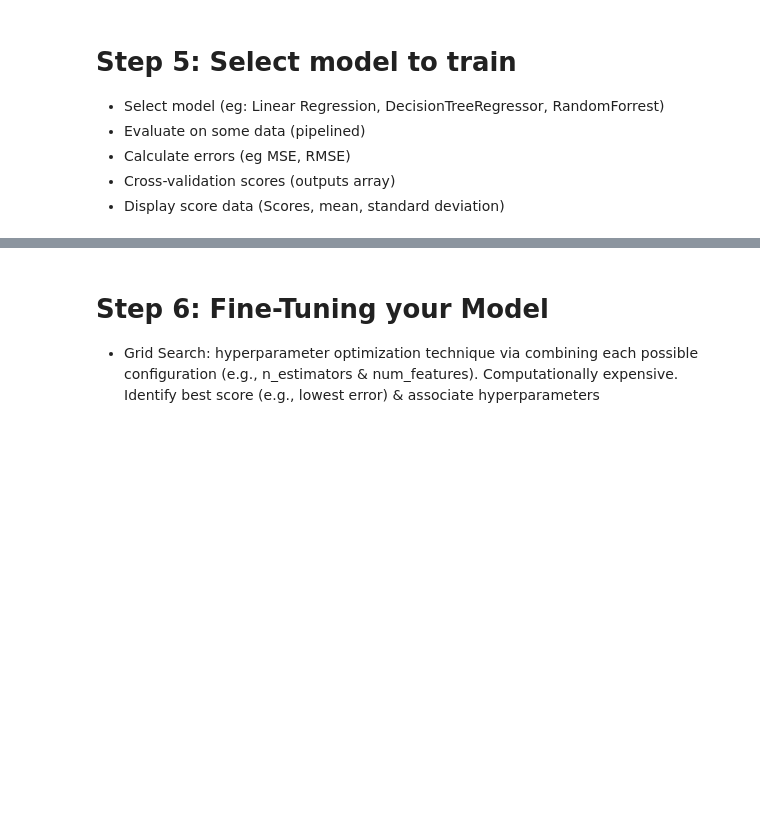
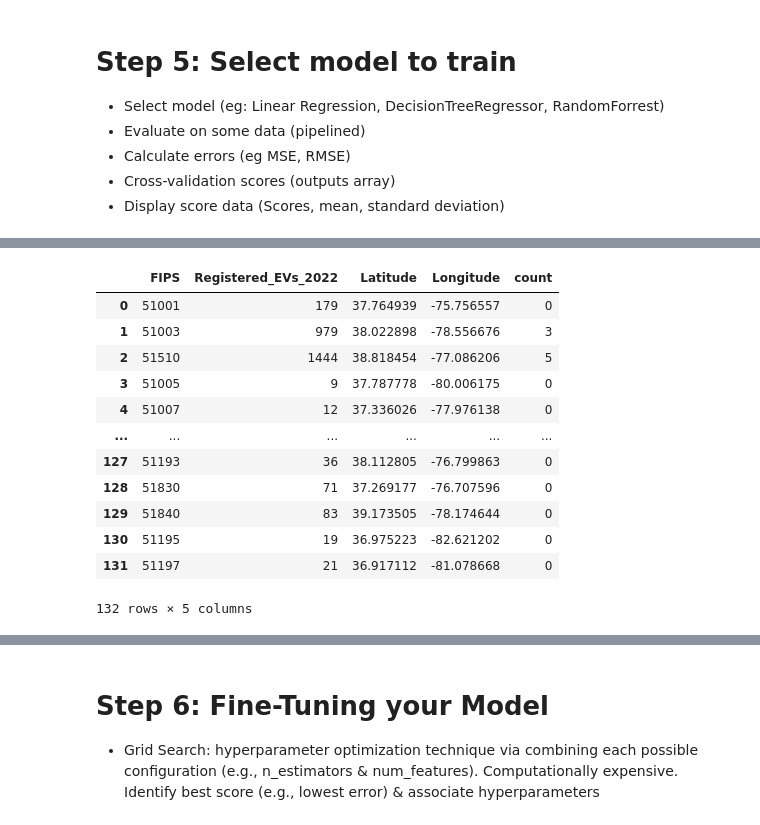
Before and after one commit to manoloc0/cs4774-final-project, a Jupyter notebook: CS4774_Final_Project.ipynb, the cells around one changed output, grey strips where cells are left out. Drawn from its saved outputs; the diff is of its cells as text; code cells hidden in the pictures; blank space fills up the shorter version.

```diff
--- a/CS4774_Final_Project.ipynb
+++ b/CS4774_Final_Project.ipynb
@@ -326,0 +344,31 @@ Error encountered: '<' not supported between instances of 'str' and 'int'
+# %%
+import json
+
+# Load the JSON data
+with open('/content/fips_coordinate_data.json') as f:
+    fips_data = json.load(f)
+
+# Convert JSON data into a dictionary for easy lookup by FIPS code
+fips_coordinates = {item["geoid"]: item["geo_point_2d"] for item in fips_data["results"]}
+
+# Sample list of FIPS codes to retrieve coordinates
+sample_fips_codes = ["51119", "51071", "51021", "51185"]
+mid_lati = []
+mid_longi = []
+fips_list = []
+for i in range(len(ev_registrations_2022)):
+    query_fips = str(ev_registrations_2022.loc[i, "FIPS"])
+    coordinate = fips_coordinates.get(query_fips)
+    if coordinate:
+        fips_list.append(query_fips)
+        mid_lati.append(coordinate['lat'])
+        mid_longi.append(coordinate['lon'])
+    else:
+        print(f"Coordinates for FIPS {query_fips} not found in JSON data")
+# %%
+# Create the DataFrame
+coordinates_df = pd.DataFrame({
+    'FIPS': fips_list,
+    'Latitude': mid_lati,
+    'Longitude': mid_longi
+})
@@ -326,0 +391,4 @@ Error encountered: '<' not supported between instances of 'str' and 'int'
+# %%
+ev_registrations_2022['FIPS'] = ev_registrations_2022['FIPS'].astype(str)
+merged_df = ev_registrations_2022.merge(coordinates_df, on="FIPS", how="left")
+merged_df = merged_df.rename(columns={2022: 'Registered_EVs_2022'})
@@ -326,0 +463,16 @@ Error encountered: '<' not supported between instances of 'str' and 'int'
+# %%
+merged_df.head(132)
+# %% [output]
+|  | FIPS | Registered_EVs_2022 | Latitude | Longitude | count |
+| 0 | 51001 | 179 | 37.764939 | -75.756557 | 0 |
+| 1 | 51003 | 979 | 38.022898 | -78.556676 | 3 |
+| 2 | 51510 | 1444 | 38.818454 | -77.086206 | 5 |
+| 3 | 51005 | 9 | 37.787778 | -80.006175 | 0 |
+| 4 | 51007 | 12 | 37.336026 | -77.976138 | 0 |
+| ... | ... | ... | ... | ... | ... |
+| 127 | 51193 | 36 | 38.112805 | -76.799863 | 0 |
+| 128 | 51830 | 71 | 37.269177 | -76.707596 | 0 |
+| 129 | 51840 | 83 | 39.173505 | -78.174644 | 0 |
+| 130 | 51195 | 19 | 36.975223 | -82.621202 | 0 |
+| 131 | 51197 | 21 | 36.917112 | -81.078668 | 0 |
+132 rows × 5 columns
```
Also changed, not shown: parts of 20 cells of this notebook.
